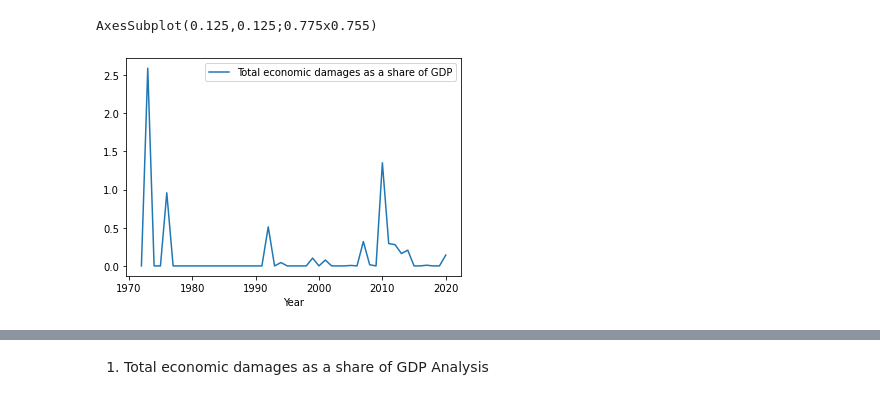
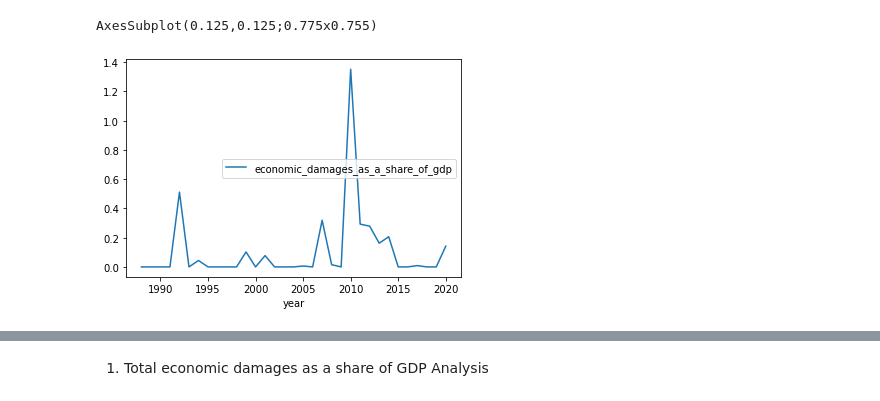
Before and after one commit to aramosg/final_project_global_warming, a Jupyter notebook: js_visualizations/webpage/notebooks/PAKISTAN_Disasters_Statistical_Analysis.ipynb, the cells around one changed output, grey strips where cells are left out. Saved outputs shown, nothing was run; the diff lists cells and outputs as text; code cells hidden in the pictures.

```diff
--- a/js_visualizations/webpage/notebooks/PAKISTAN_Disasters_Statistical_Analysis.ipynb
+++ b/js_visualizations/webpage/notebooks/PAKISTAN_Disasters_Statistical_Analysis.ipynb
@@ -7,7 +7,7 @@ import seaborn as sb
 import statsmodels.api as sm
 from scipy import stats
 # %%
-file_path = "resources_2/natural_disasters_final.csv"
+file_path = "resources_2/general_dataset_v5.csv"
 temp_anom_df = pd.read_csv(file_path)
 temp_anom_df.head()
 # %% [output]
@@ -21,4 +21,4 @@ temp_anom_df.head()
 # %%
-pak_disasters_df= temp_anom_df[(temp_anom_df['Entity'] == 'Pakistan')]
+pak_disasters_df= temp_anom_df[(temp_anom_df['country_name'] == 'Pakistan')]
 pak_disasters_df.head()
 # %% [output]
@@ -32,5 +32,5 @@ pak_disasters_df.head()
 # %%
-pak_disasters_df= pak_disasters_df.drop(['Entity'], axis=1)
+pak_disasters_df= pak_disasters_df.drop(['country_name', 'country_code'], axis=1)
 pak_disasters_df.info()
 # %% [output]
 <class 'pandas.core.frame.DataFrame'>
@@ -53,4 +53,4 @@ memory usage: 9.8 KB
 # %%
-pak_disasters_df.set_index('Year',inplace = True)
+pak_disasters_df.set_index('year',inplace = True)
 pak_disasters_df.head()
 # %% [output]
@@ -65,7 +65,7 @@ pak_disasters_df.head()
 # %%
-axis = pak_disasters_df.plot.line(y='Total economic damages as a share of GDP',rot=0)
+axis = pak_disasters_df.plot.line(y='economic_damages_as_a_share_of_gdp',rot=0)
 print(axis)
 plt.show()
 # %% [output]
 AxesSubplot(0.125,0.125;0.775x0.755)
-[figure, old version]
+[figure, new version]
```
Also changed, not shown: parts of 19 cells of this notebook, 3 other files.
